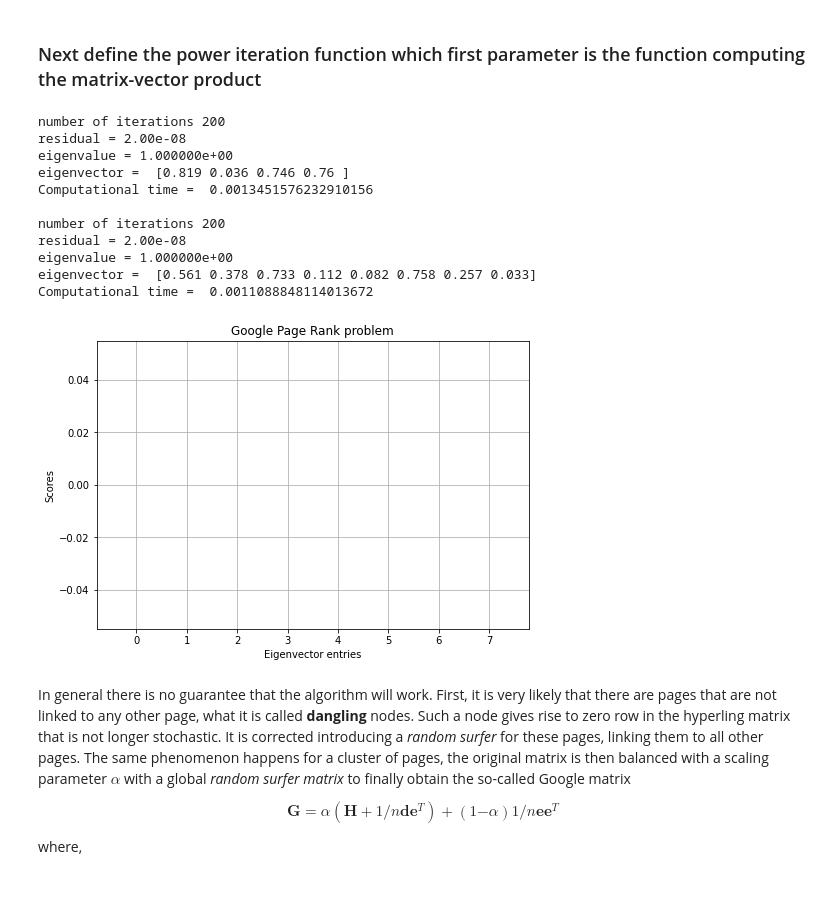
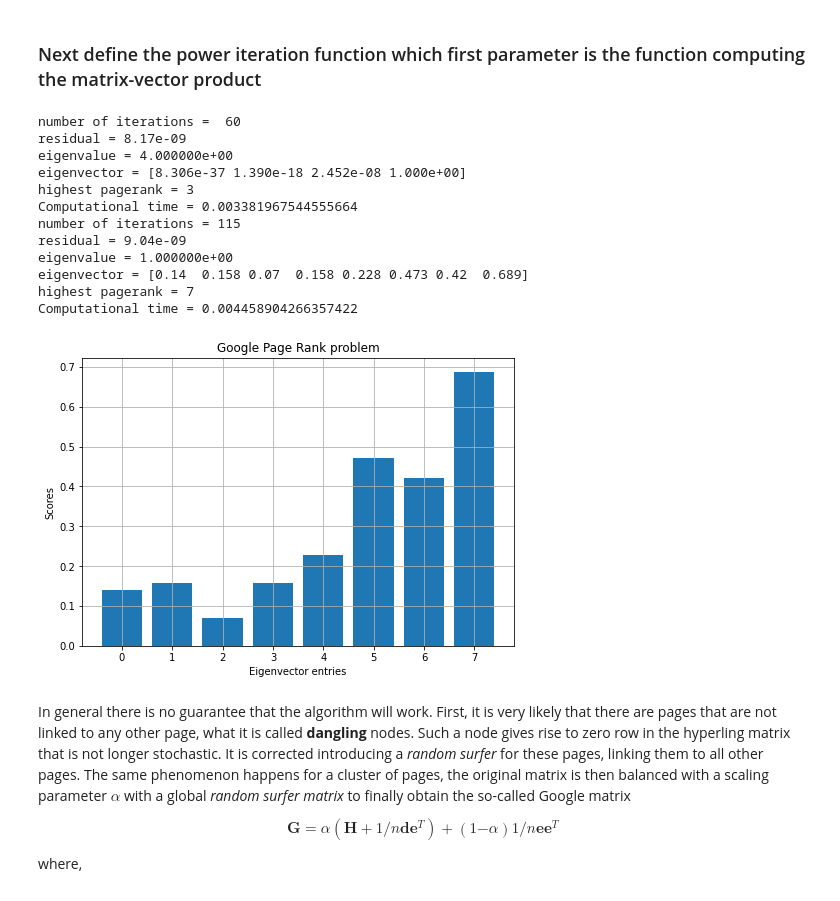
Before and after one commit to vnghia/hpc, a Jupyter notebook: mpi/ranking.ipynb, the cells around one changed output. Saved outputs shown, nothing was run; the diff lists cells and outputs as text; code cells hidden in the pictures.

```diff
--- a/mpi/ranking.ipynb
+++ b/mpi/ranking.ipynb
@@ -138,9 +140,10 @@ def plt_sol(A, v):
 # %%
 from scipy.sparse.linalg import eigs
 
-# vals, vecs = ...
+vals, vecs = eigs(H.T)
+val, vec = vals[0].real, vecs[:, 0].real
 
-# print("Largest eigenvalue ",vals[0].real)
-# print("Associated eigenvector ",vecs[:,0].real)
+print("Largest eigenvalue ", val)
+print("Associated eigenvector ", vec)
 
-# plt_sol(H,vecs[:,0])
+plt_sol(H, vec)
@@ -165,17 +172,17 @@ method defined below
 
 def norm1(u):
     # compute the 1-norm of the input vector u
-    return ...
+    return np.sum(np.abs(u))
 
 
 def norm2(u):
     # compute the 2-norm of the input vector u
-    return ...
+    return np.sqrt(u.dot(u))
 
 
 def dot_product(u, v):
     # compute the scalar product of the two input vectors u and v
-    return ...
+    return u.dot(v)
 # %% [markdown]
 ### Next define the power iteration function which first parameter is the function computing the matrix-vector product
 # %%
@@ -185,54 +192,62 @@ def power_iteration(matvec, G, u, v, tol=1e-8, itmax=200):
     it = 0
     diff_norm = 2 * tol
     while it < itmax and diff_norm > tol:
-        ...
+        v = matvec(G, u)
+        l = dot_product(u, v)
+        v = (1 / norm2(v)) * v
+        diff_norm = norm2(u - v)
+        u = v
         it += 1
-    print("\nnumber of iterations %3d" % it)
+    print("number of iterations = %3d" % it)
     print("residual = %7.2e" % diff_norm)
     print("eigenvalue = %11.6e" % l)
-    print("eigenvector = ", u)
-    print("Computational time = ", time.time() - t)
+    print(f"eigenvector = {u}")
+    print(f"highest pagerank = {np.argmax(u)}")
+    print(f"Computational time = {time.time() - t}")
     return l, v
 
 
 # For testing purpose define a digonal matrix so that its eigenvalues are known
 A = np.diag([1, 2, 3, 4])
 
 # Initialize the variables
 n = A.shape[0]
 u = np.random.uniform(0, 1, n)
 v = np.zeros(n)
 
 # Define a function that perform the matrix vector product (will be used as input parameter)
 def matvec(A, x):
     return A @ x
 
 
 # Call the power iteration method
 l, u = power_iteration(matvec, A, u, v)
 
 # Initialize the variables
 n = H.shape[0]
 u = np.random.uniform(0, 1, n)
 v = np.zeros(n)
 
-l, u = power_iteration(matvec, H, u, v)
+l, u = power_iteration(matvec, H.T, u, v)
+np.testing.assert_almost_equal(l, 1)
+np.testing.assert_almost_equal(u, vec)
 
 # Display the result in a bar plot
 plt_sol(H, u)
 # %% [output]
-number of iterations 200
-residual = 2.00e-08
+number of iterations =  60
+residual = 8.17e-09
+eigenvalue = 4.000000e+00
+eigenvector = [8.306e-37 1.390e-18 2.452e-08 1.000e+00]
+highest pagerank = 3
+Computational time = 0.003381967544555664
+number of iterations = 115
+residual = 9.04e-09
 eigenvalue = 1.000000e+00
-eigenvector =  [0.819 0.036 0.746 0.76 ]
-Computational time =  0.0013451576232910156
-
-number of iterations 200
-residual = 2.00e-08
-eigenvalue = 1.000000e+00
-eigenvector =  [0.561 0.378 0.733 0.112 0.082 0.758 0.257 0.033]
-Computational time =  0.0011088848114013672
+eigenvector = [0.14  0.158 0.07  0.158 0.228 0.473 0.42  0.689]
+highest pagerank = 7
+Computational time = 0.004458904266357422
-[figure, old version]
+[figure, new version]
 # %% [markdown]
 In general there is no guarantee that the algorithm will work.
 First, it is very likely that there are pages that are not linked
```
Also changed, not shown: parts of 5 cells of this notebook.
